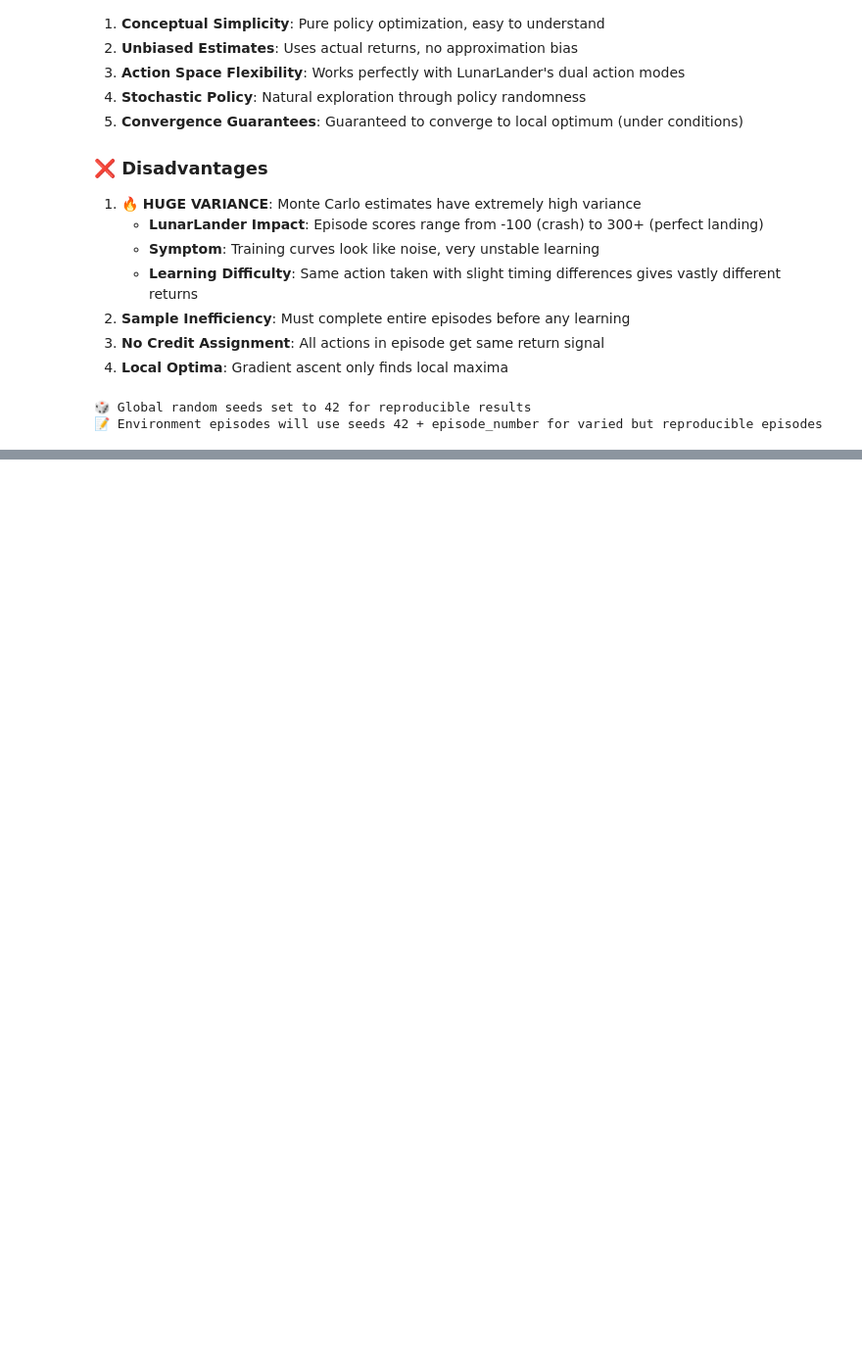
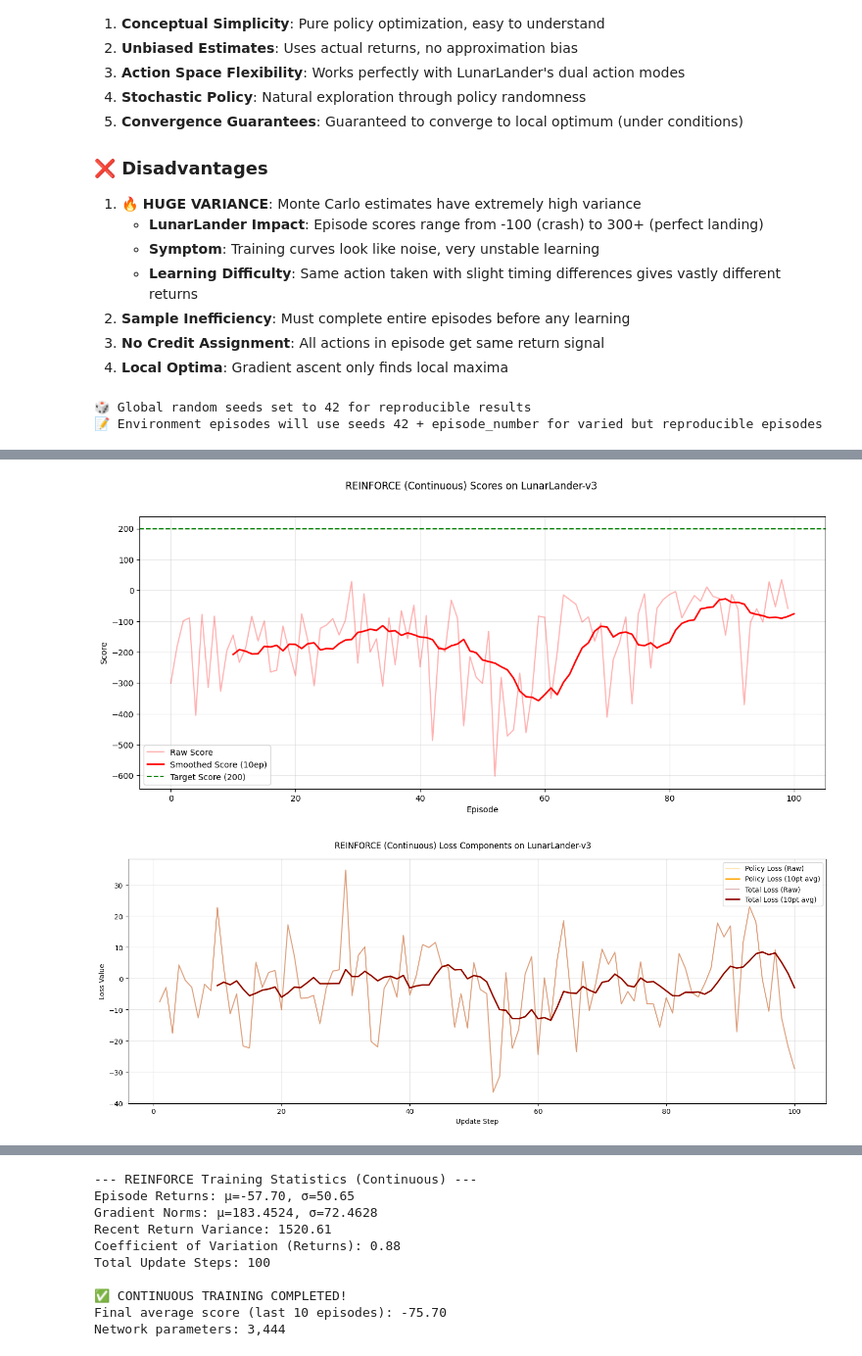
Before and after one commit to tae898/on-policy-rl, a Jupyter notebook: 01.reinforce.ipynb, the cells around one changed output, grey strips where cells are left out. Shown at 98% size. Drawn from its saved outputs; the diff is of its cells as text; code cells hidden in the pictures; blank space fills up the shorter version.

```diff
--- a/01.reinforce.ipynb
+++ b/01.reinforce.ipynb
@@ -665,20 +701,16 @@ continuous_scores, continuous_losses, continuous_agent = train_reinforce(is_cont
 # %%
 # Plot training results with REINFORCE-specific analysis
-plot_training_results(continuous_scores, continuous_losses, CONFIG, "Continuous", algorithm_name="REINFORCE")
+plot_training_results(continuous_scores, continuous_agent.loss_history, CONFIG, "Continuous", algorithm_name="REINFORCE")
 
 # Show variance analysis with REINFORCE-specific commentary
 plot_variance_analysis(continuous_agent, continuous_scores, "Continuous", CONFIG, algorithm_name="REINFORCE")
-
-# REINFORCE-specific analysis
-print(f"\n🔍 REINFORCE CONTINUOUS ACTION ANALYSIS:")
-print(f"- Gaussian policy creates additional exploration through action noise")
-print(f"- Continuous control often shows different variance patterns than discrete")
-print(f"- Action clipping may introduce bias but maintains environment constraints")
-print(f"- Network parameters: {continuous_agent.policy.get_param_count():,}")
 
 # Training completion message
 final_window_size = min(CONFIG["scores_window_size"], len(continuous_scores))
 final_avg = np.mean(continuous_scores[-final_window_size:]) if final_window_size > 0 else 0.0
 print(f"\n✅ CONTINUOUS TRAINING COMPLETED!")
 print(f"Final average score (last {final_window_size} episodes): {final_avg:.2f}")
-print(f"Training videos saved to: videos/REINFORCE_continuous/")
+print(f"Network parameters: {continuous_agent.policy.get_param_count():,}")
+# %% [output]
+[figure, added]
+[figure, added]
@@ -685,3 +718,13 @@ print(f"Training videos saved to: videos/REINFORCE_continuous/")
+--- REINFORCE Training Statistics (Continuous) ---
+Episode Returns: μ=-57.70, σ=50.65
+Gradient Norms: μ=183.4524, σ=72.4628
+Recent Return Variance: 1520.61
+Coefficient of Variation (Returns): 0.88
+Total Update Steps: 100
+
+✅ CONTINUOUS TRAINING COMPLETED!
+Final average score (last 10 episodes): -75.70
+Network parameters: 3,444
 # %%
 # --- COMPARATIVE ANALYSIS ---
 from rl_utils.visualization import plot_comparison
```
Also changed, not shown: parts of 9 cells of this notebook, 2 other files.
